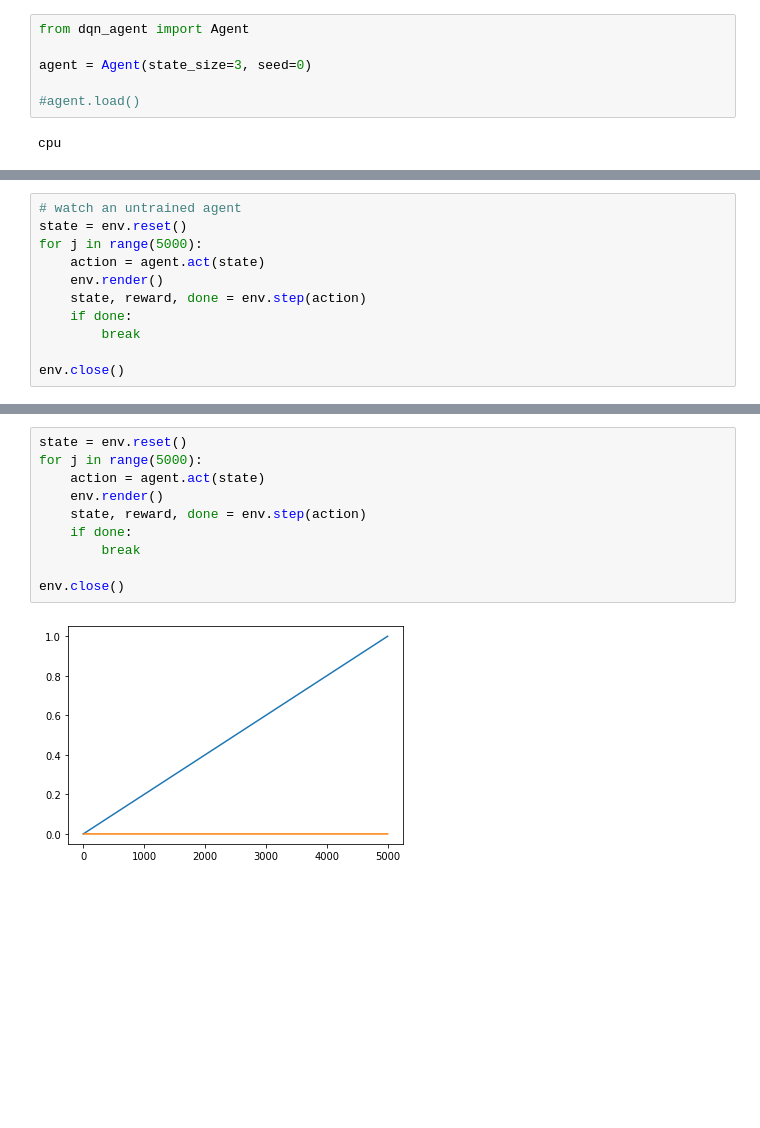
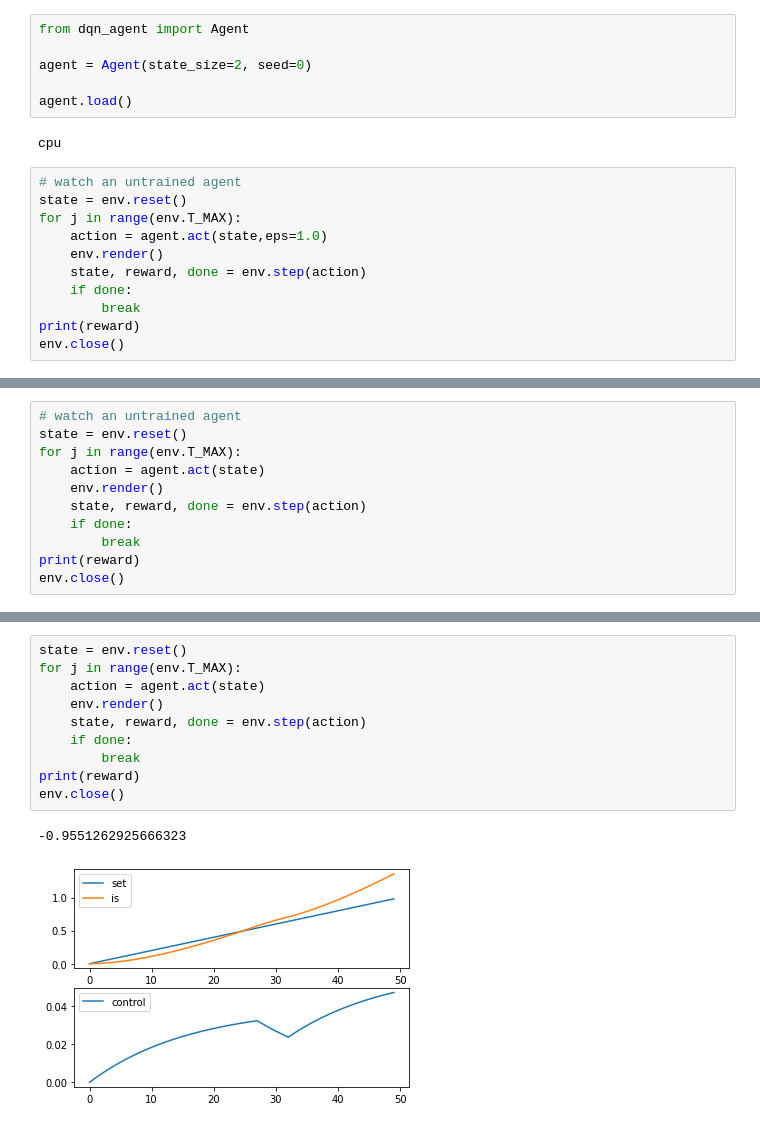
Before and after one commit to einsteinmaster/dqn-controller, a Jupyter notebook: pytorch/dqn.ipynb, the cells around one changed output, grey strips where cells are left out. Saved outputs shown, nothing was run; the diff lists cells and outputs as text; blank space fills up the shorter version.

```diff
--- a/pytorch/dqn.ipynb
+++ b/pytorch/dqn.ipynb
@@ -13,8 +13,19 @@ env = Sim()
 # %%
 from dqn_agent import Agent
 
-agent = Agent(state_size=3, seed=0)
+agent = Agent(state_size=2, seed=0)
 
-#agent.load()
+agent.load()
 # %% [output]
 cpu
+# %%
+# watch an untrained agent
+state = env.reset()
+for j in range(env.T_MAX):
+    action = agent.act(state,eps=1.0)
+    env.render()
+    state, reward, done = env.step(action)
+    if done:
+        break
+print(reward)
+env.close()
@@ -21,12 +35,12 @@ cpu
 # %%
 # watch an untrained agent
 state = env.reset()
-for j in range(5000):
+for j in range(env.T_MAX):
     action = agent.act(state)
     env.render()
     state, reward, done = env.step(action)
     if done:
         break
-
+print(reward)
 env.close()
 # %% [output]
@@ -86,12 +113,13 @@ RuntimeError: index 1 is out of bounds for dimension 1 with size 1
 # %%
 state = env.reset()
-for j in range(5000):
+for j in range(env.T_MAX):
     action = agent.act(state)
     env.render()
     state, reward, done = env.step(action)
     if done:
         break
-
+print(reward)
 env.close()
 # %% [output]
+-0.9551262925666323
-[figure, old version]
+[figure, new version]
```
Also changed, not shown: parts of 3 cells of this notebook, 3 other files.
